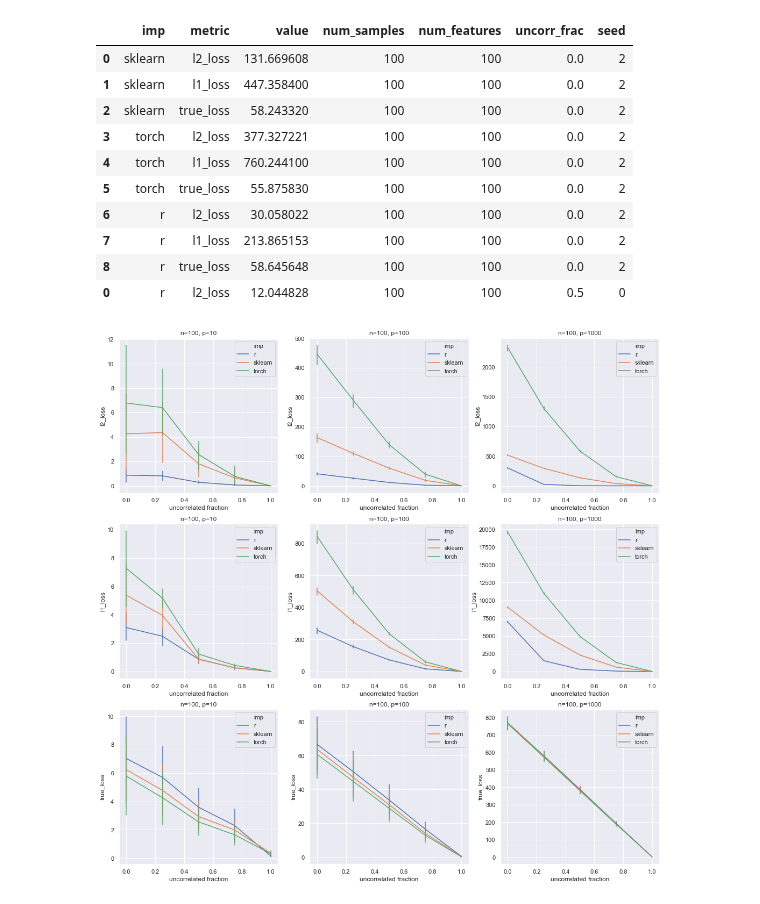
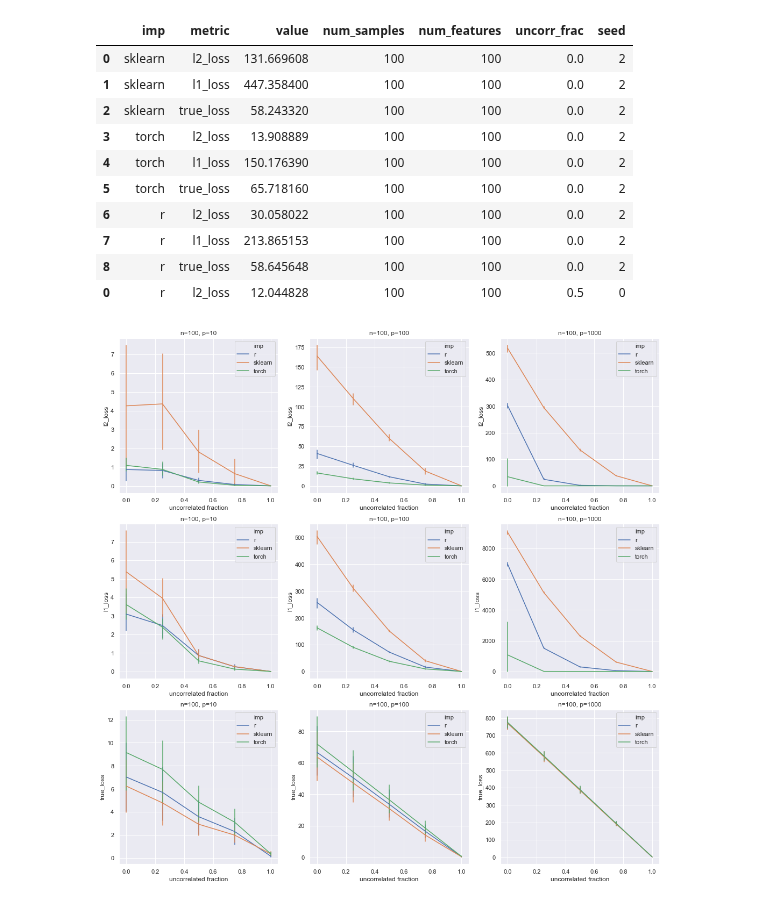
Before and after one commit to jjc2718/netreg, a Jupyter notebook: simdata/r_comparison.ipynb, the cells around one changed output. Cells and saved outputs as stored; diff of their text form; code cells hidden in the pictures.

```diff
--- a/simdata/r_comparison.ipynb
+++ b/simdata/r_comparison.ipynb
@@ -6,7 +7,7 @@ import pandas as pd
 result_columns = ['imp', 'dataset', 'metric', 'value',
                   'num_samples', 'num_features', 'uncorr_frac', 'seed']
 results_df = None
-results_dir = 'clique_results'
+results_dir = 'only_network_penalty'
 
 def parse_pickle(fname, n, p, uncorr_frac, seed):
     results = []
@@ -67,6 +68,7 @@ for i, num_samples in enumerate([100]):
                                (results_df['num_features'] == num_feats) &
                                (results_df['dataset'] == 'train') &
                                (results_df['metric'] == metric)]
+        filter_df = filter_df.sort_values(by='imp')
         sns.lineplot(data=filter_df, x='uncorr_frac', y='value',
                      hue='imp', err_style='bars', ax=ax)
         ax.set_title('n={}, p={}'.format(num_samples, num_feats))
@@ -92,6 +94,7 @@ for i, num_samples in enumerate([100]):
                                (results_df['num_features'] == num_feats) &
                                (results_df['dataset'] == 'test') &
                                (results_df['metric'] == metric)]
+        filter_df = filter_df.sort_values(by='imp')
         sns.lineplot(data=filter_df, x='uncorr_frac', y='value',
                      hue='imp', err_style='bars', ax=ax)
         ax.set_title('n={}, p={}'.format(num_samples, num_feats))
@@ -103,7 +106,6 @@ for i, num_samples in enumerate([100]):
 result_columns = ['imp', 'metric', 'value', 'num_samples',
                   'num_features', 'uncorr_frac', 'seed']
 results_df = None
-results_dir = 'clique_results'
 
 def compile_coefs(results_dir, n, p, uncorr_frac, seed):
     true_coefs = []
@@ -147,36 +149,36 @@ def calculate_l2_loss(G, coefs):
 
 def calculate_l1_loss(G, coefs):
     return sum([abs(coefs[int(i)] - coefs[int(j)]) for (i, j) in G.edges if i != j])
 
 def calculate_true_loss(coefs, true_coefs):
     # truncate in case where some of the coefs are uncorrelated with outcome
     t_coefs = coefs[:true_coefs.shape[0]]
     return sum([abs(t_coefs[i] - true_coefs[i]) for i in range(t_coefs.shape[0])])
 
 # read results from output directory
 for fname in os.listdir(results_dir):
     if os.path.isdir(fname): continue
     if 'true_coefs' not in fname: continue
     f_sp = os.path.splitext(fname)[0].split('_')
     n = int(f_sp[2].replace('n', ''))
     p = int(f_sp[3].replace('p', ''))
     uncorr_frac = float(f_sp[4].replace('u', ''))
     seed = int(f_sp[5].replace('s', ''))
     df = compile_coefs(results_dir, n, p, uncorr_frac, seed)
     if results_df is None:
         results_df = df
     else:
         results_df = pd.concat((results_df, df))
 
 results_df.head(n=10)
 # %% [output]
 |  | imp | metric | value | num_samples | num_features | uncorr_frac | seed |
 | 0 | sklearn | l2_loss | 131.669608 | 100 | 100 | 0.0 | 2 |
 | 1 | sklearn | l1_loss | 447.358400 | 100 | 100 | 0.0 | 2 |
 | 2 | sklearn | true_loss | 58.243320 | 100 | 100 | 0.0 | 2 |
-| 3 | torch | l2_loss | 377.327221 | 100 | 100 | 0.0 | 2 |
-| 4 | torch | l1_loss | 760.244100 | 100 | 100 | 0.0 | 2 |
-| 5 | torch | true_loss | 55.875830 | 100 | 100 | 0.0 | 2 |
+| 3 | torch | l2_loss | 13.908889 | 100 | 100 | 0.0 | 2 |
+| 4 | torch | l1_loss | 150.176390 | 100 | 100 | 0.0 | 2 |
+| 5 | torch | true_loss | 65.718160 | 100 | 100 | 0.0 | 2 |
 | 6 | r | l2_loss | 30.058022 | 100 | 100 | 0.0 | 2 |
 | 7 | r | l1_loss | 213.865153 | 100 | 100 | 0.0 | 2 |
 | 8 | r | true_loss | 58.645648 | 100 | 100 | 0.0 | 2 |
@@ -201,4 +203,4 @@ for i, metric in enumerate(('l2_loss', 'l1_loss', 'true_loss')):
         ax.set_xlabel('uncorrelated fraction')
         ax.set_ylabel('{}'.format(metric))
 # %% [output]
-[figure, old version]
+[figure, new version]
```
Also changed, not shown: parts of 4 cells of this notebook, 4 other files.
